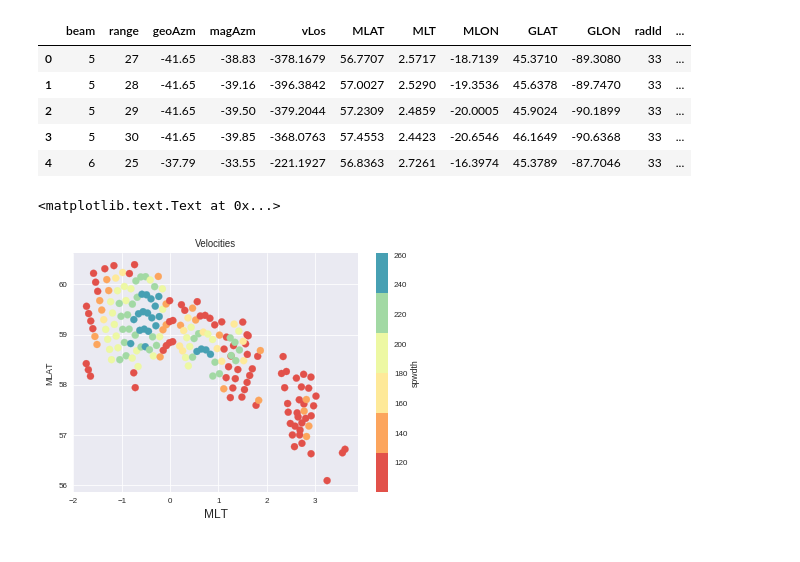
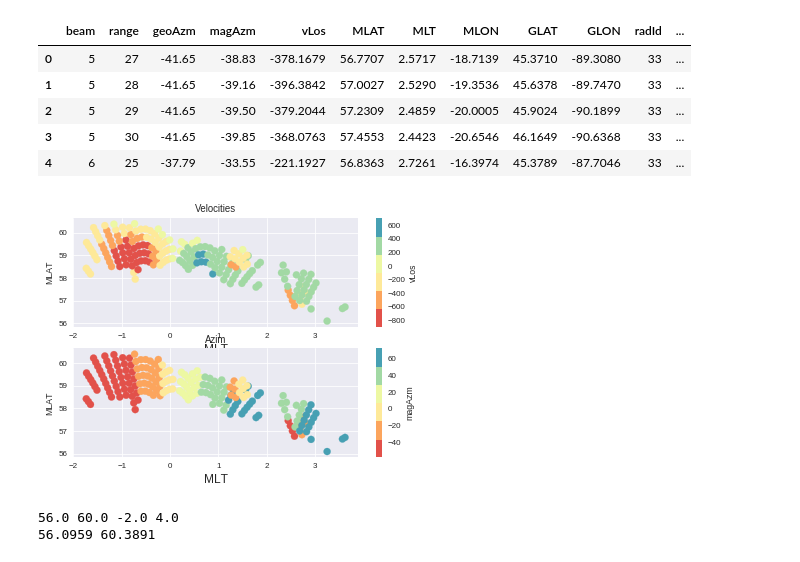
Before and after one commit to bharatreddy/indsvels, a Jupyter notebook: ipy/lshell-test.ipynb, the cells around one changed output. Cells and saved outputs as stored; diff of their text form; code cells hidden in the pictures.

```diff
--- a/ipy/lshell-test.ipynb
+++ b/ipy/lshell-test.ipynb
@@ -11,17 +11,23 @@ from matplotlib import ticker
 %matplotlib inline
 from matplotlib import rcParams
 # %%
-# some constants
-cutOffLosVel = 50.
-cutOffspWdth = 100.
+# some constants and cutoffs
+mincutOffLosVel = 50.
+maxcutOffLosVel = 2000.
+mincutOffspWdth = 100.
+maxcutOffspWdth = 500.
+minCutOffPwr = 3.
 # %%
 inpCols = [ "beam", "range", "geoAzm", "magAzm", "vLos"\
            , "MLAT", "MLT", "MLON", "GLAT", "GLON", "radId"\
            , "radCode","normMLT", "normMLTRound", "spwdth", "pwr" ]
 velsDataDF = pandas.read_csv("../data/apr9-840-losVels.txt")
 velsDataDF.columns = inpCols
-velsDataDF = velsDataDF[ (abs(velsDataDF["vLos"]) >= cutOffLosVel) &\
-                       (velsDataDF["spwdth"] >= cutOffspWdth)].reset_index(drop=True)
+velsDataDF = velsDataDF[ (abs(velsDataDF["vLos"]) >= mincutOffLosVel) &\
+                       (velsDataDF["spwdth"] >= mincutOffspWdth)&\
+                       (velsDataDF["pwr"] >= minCutOffPwr)&\
+                       (abs(velsDataDF["vLos"]) <= maxcutOffLosVel)&\
+                       (velsDataDF["spwdth"] <= maxcutOffspWdth)].reset_index(drop=True)
 velsDataDF.head()
 # %% [output]
 |  | beam | range | geoAzm | magAzm | vLos | MLAT | MLT | MLON | GLAT | GLON | radId | ... |
@@ -33,28 +39,46 @@ velsDataDF.head()
 # %%
 #### Plot the chosen SAPS velocities ####
 #### Plot the chosen SAPS velocities ####
 #### Plot the chosen SAPS velocities ####
 # Seaborn styling
 sns.set_style("darkgrid")
 sns.set_context("paper")
 seaMap = ListedColormap(sns.color_palette("Spectral"))
 # Plot using matplotlib
 fig1 = plt.figure()
-ax = fig1.add_subplot(111)
+ax1 = fig1.add_subplot(211)
 velsDataDF.plot( kind='scatter',
               x='normMLT',
               y='MLAT',
-              c='spwdth',
-              s=50., cmap=seaMap, ax=ax)
-ax.set_ylabel("MLAT")
-ax.set_xlabel("MLT", fontsize=12)
-ax.set_title( "Velocities" )
+              c='vLos',
+              s=50., cmap=seaMap, ax=ax1)
+ax1.set_ylabel("MLAT")
+ax1.set_xlabel("MLT", fontsize=12)
+ax1.set_title( "Velocities" )
+ax2 = fig1.add_subplot(212)
+velsDataDF.plot( kind='scatter',
+              x='normMLT',
+              y='MLAT',
+              c='magAzm',
+              s=50., cmap=seaMap, ax=ax2)
+ax2.set_ylabel("MLAT")
+ax2.set_xlabel("MLT", fontsize=12)
+ax2.set_title( "Azim" )
 # ax.set_ylim( [55., 62.] )
-
+fig1.savefig("../figs/lShellVelsAzims.pdf",bbox_inches='tight')
 # ax.get_figure().savefig("../figs/sapsVels.pdf",bbox_inches='tight')
 #### Plot the chosen SAPS velocities ####
 #### Plot the chosen SAPS velocities ####
 #### Plot the chosen SAPS velocities ####
 # %% [output]
-<matplotlib.text.Text at 0x...>
-[figure, old version]
+[figure, new version]
+# %%
+minLat = round( velsDataDF["MLAT"].min() )
+maxLat = round( velsDataDF["MLAT"].max() )
+minMLT = round( velsDataDF["normMLT"].min() )
+maxMLT = round( velsDataDF["normMLT"].max() )
+print minLat, maxLat, minMLT, maxMLT
+print "56.0959 60.3891"
+# %% [output]
+56.0 60.0 -2.0 4.0
+56.0959 60.3891
```
Also changed, not shown: parts of 1 cell of this notebook, 1 other file.
